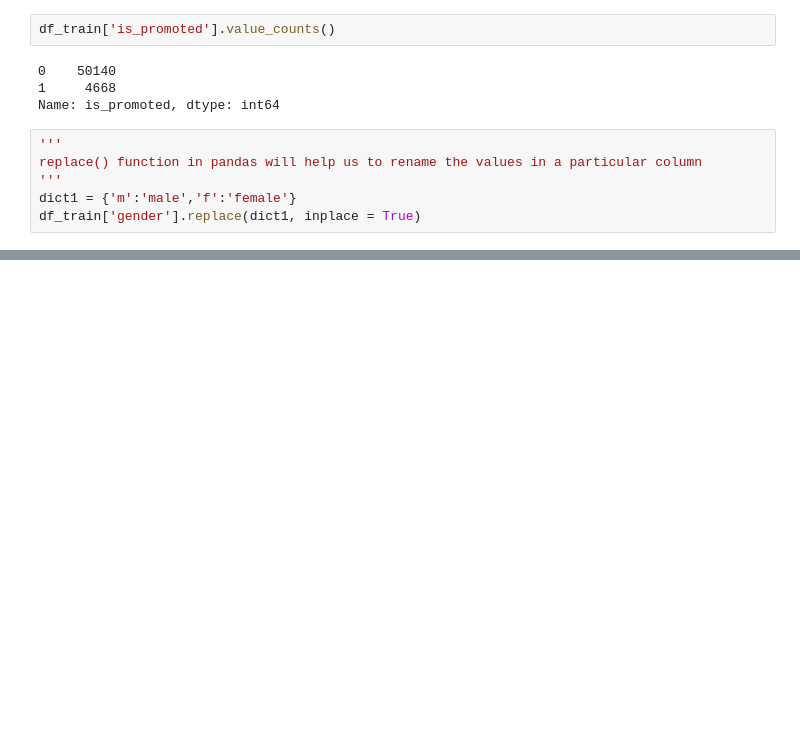
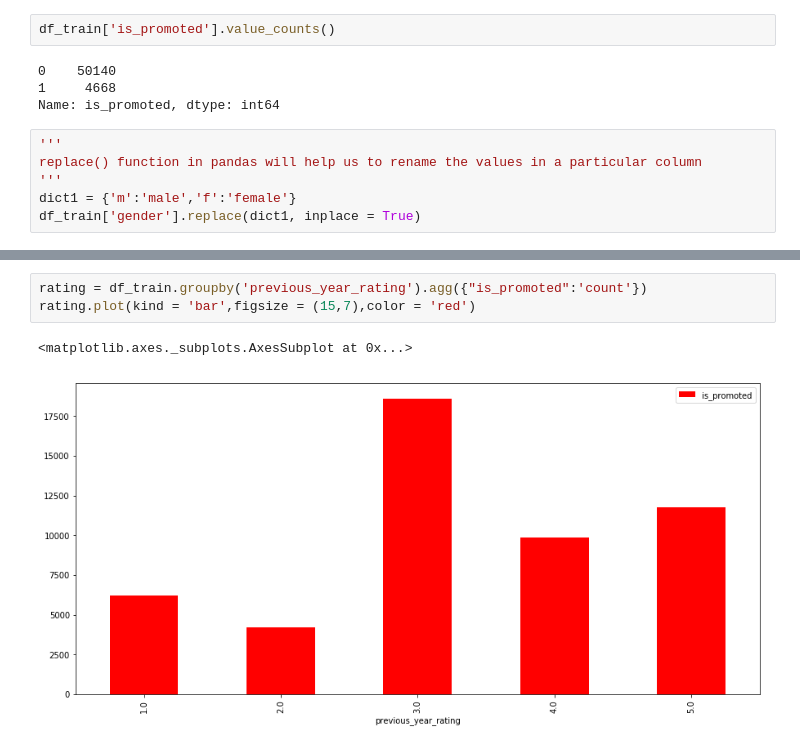
Before and after one commit to IITGuwahati-AI/Learning-Content, a Jupyter notebook: HR_analytics.ipynb, the cells around one changed output, grey strips where cells are left out. Cells and saved outputs as stored; diff of their text form; blank space fills up the shorter version.

```diff
--- a/HR_analytics.ipynb
+++ b/HR_analytics.ipynb
@@ -153,0 +222,6 @@ pd.crosstab(df_train["is_promoted"],df_train["gender"],margins=True)
+# %%
+rating = df_train.groupby('previous_year_rating').agg({"is_promoted":'count'})
+rating.plot(kind = 'bar',figsize = (15,7),color = 'red')
+# %% [output]
+<matplotlib.axes._subplots.AxesSubplot at 0x...>
+[figure, added]
```
Also changed, not shown: parts of 19 cells of this notebook.
